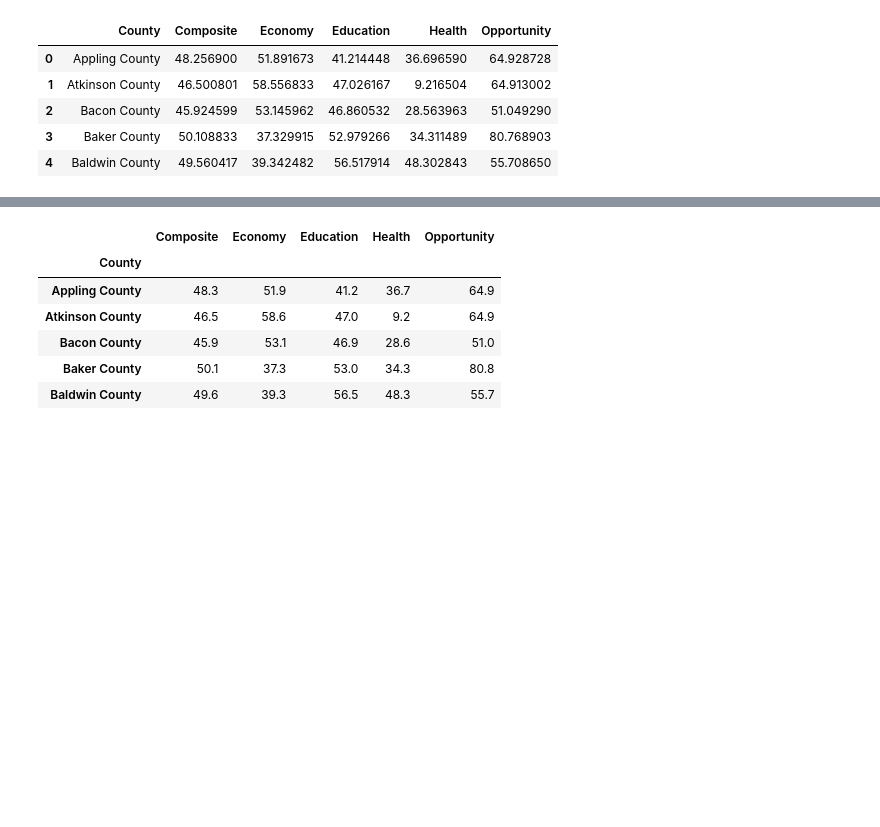
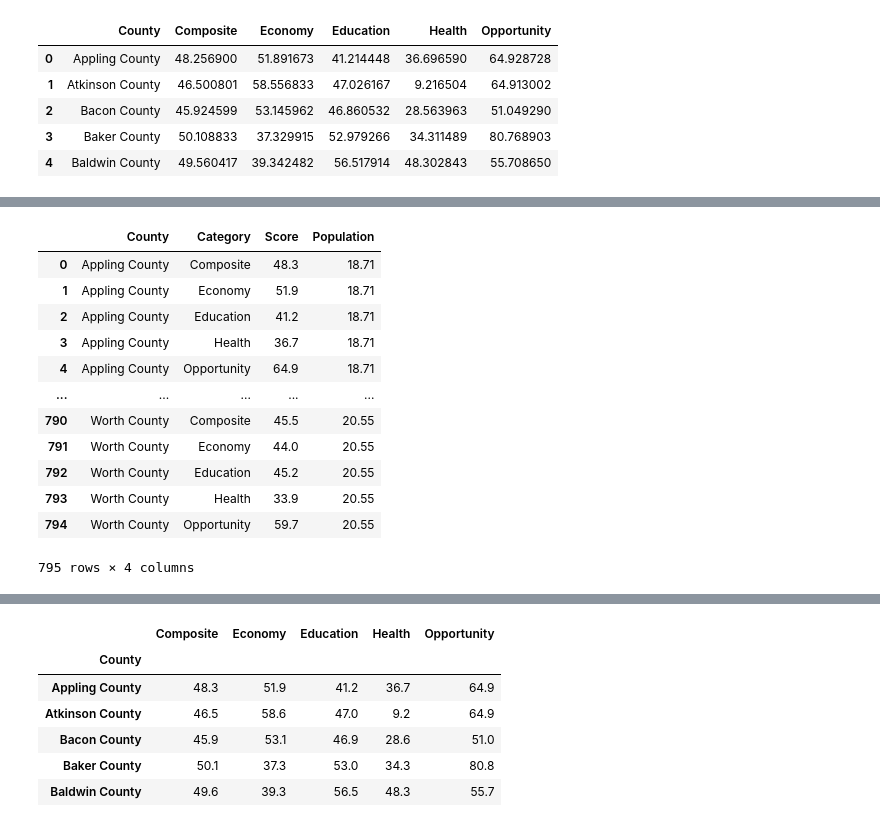
Before and after one commit to mmainzer/county-index, a Jupyter notebook: data-clean.ipynb, the cells around one changed output, grey strips where cells are left out. Saved outputs shown, nothing was run; the diff lists cells and outputs as text; code cells hidden in the pictures; blank space fills up the shorter version.

Commit message:
Data Update

```diff
--- a/data-clean.ipynb
+++ b/data-clean.ipynb
@@ -524,0 +529,2 @@ scores.head()
+# %%
+pop = pd.read_excel('data/population.xlsx', usecols="B,L")
@@ -524,0 +540,18 @@ scores.head()
+# %%
+scores = pd.merge(scores, pop, how='left', on='County')
+# %%
+scores.rename(columns={'2020 Population' : 'Population'})
+# %% [output]
+|  | County | Category | Score | Population |
+| 0 | Appling County | Composite | 48.3 | 18.71 |
+| 1 | Appling County | Economy | 51.9 | 18.71 |
+| 2 | Appling County | Education | 41.2 | 18.71 |
+| 3 | Appling County | Health | 36.7 | 18.71 |
+| 4 | Appling County | Opportunity | 64.9 | 18.71 |
+| ... | ... | ... | ... | ... |
+| 790 | Worth County | Composite | 45.5 | 20.55 |
+| 791 | Worth County | Economy | 44.0 | 20.55 |
+| 792 | Worth County | Education | 45.2 | 20.55 |
+| 793 | Worth County | Health | 33.9 | 20.55 |
+| 794 | Worth County | Opportunity | 59.7 | 20.55 |
+795 rows × 4 columns
```
Also changed, not shown: parts of 7 cells of this notebook, 2 other files.
